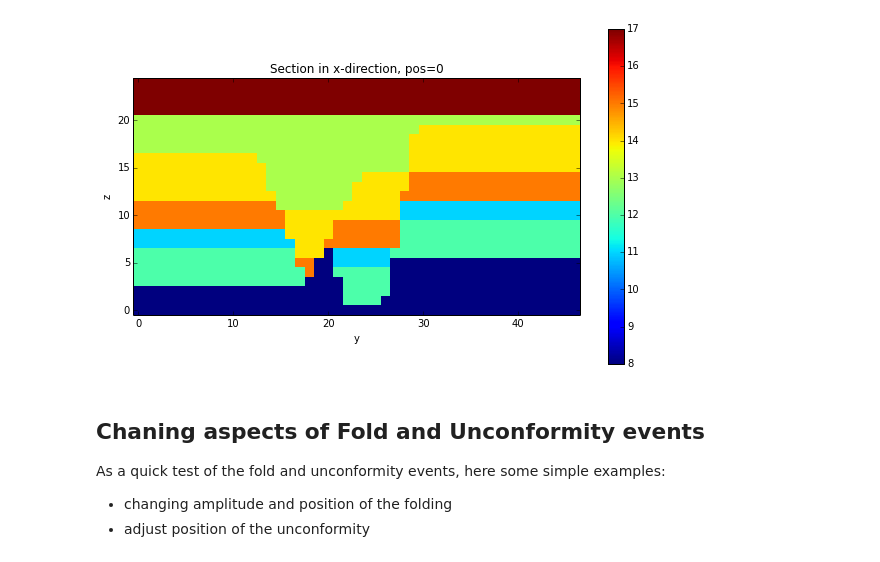
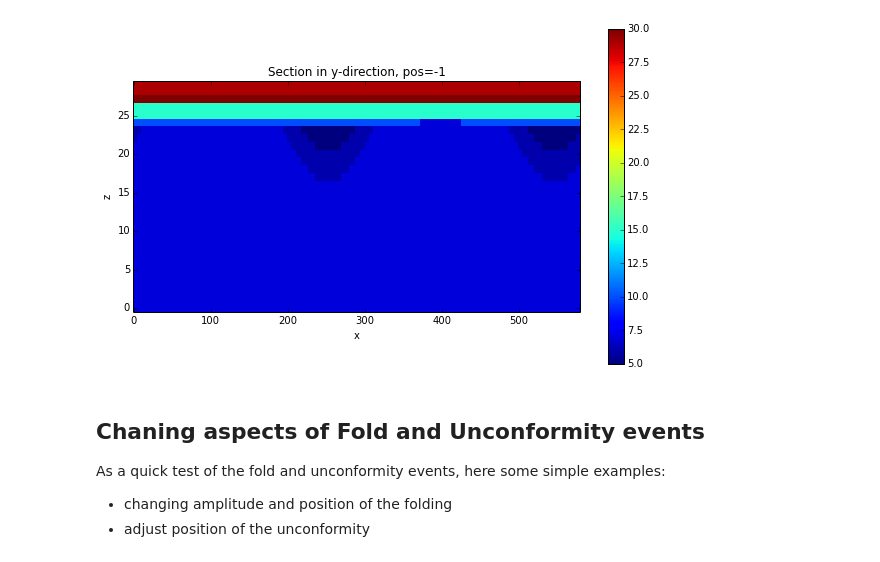
Before and after one commit to cgre-aachen/pynoddy, a Jupyter notebook: docs/notebooks/Gippsland-Basin.ipynb, the cells around one changed output. Saved outputs shown, nothing was run; the diff lists cells and outputs as text; code cells hidden in the pictures.

```diff
--- a/docs/notebooks/Gippsland-Basin.ipynb
+++ b/docs/notebooks/Gippsland-Basin.ipynb
@@ -52,9 +65,9 @@ print os.getcwd()
 reload(pynoddy.output)
 PO = pynoddy.output.NoddyOutput(out)
 # %%
-PO.plot_section('x', position=0)
+PO.plot_section('y', position=-1, ve = 10.)
 # %% [output]
-[figure, old version]
+[figure, new version]
 # %%
 PO.export_to_vtk(vtk_filename = "GBasin")
 # %% [markdown]
```
Also changed, not shown: parts of 7 cells of this notebook, 3 other files.
